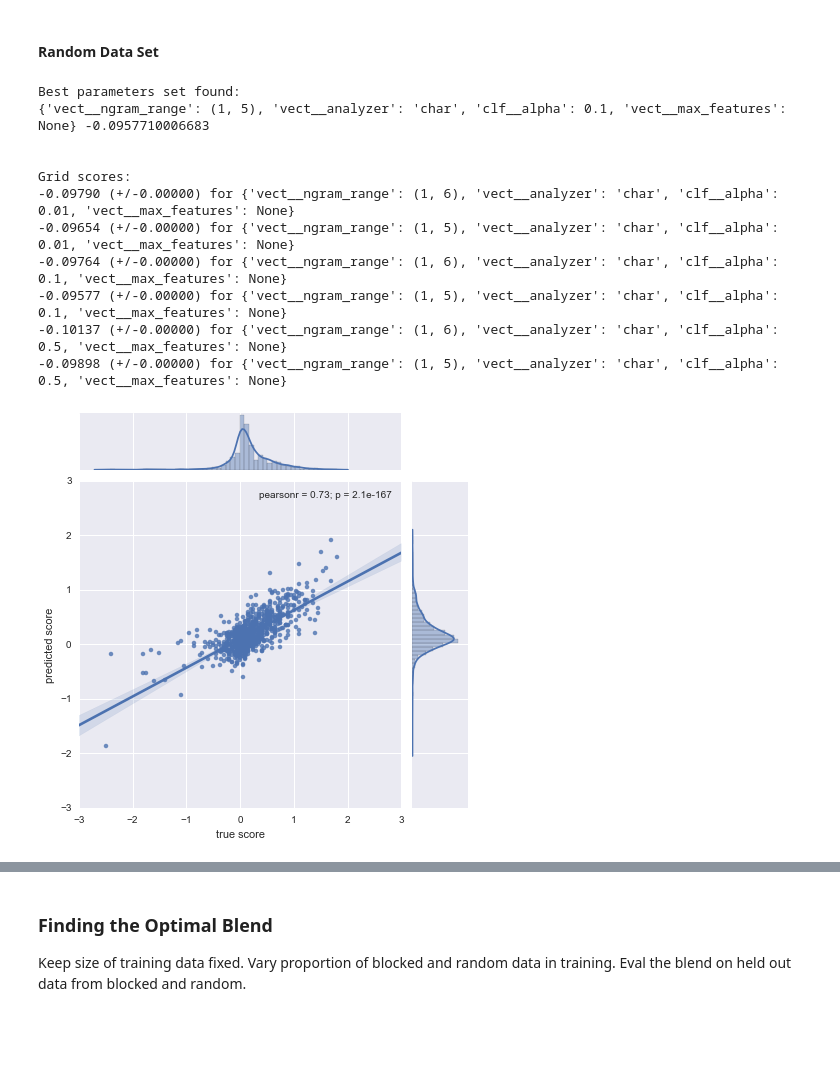
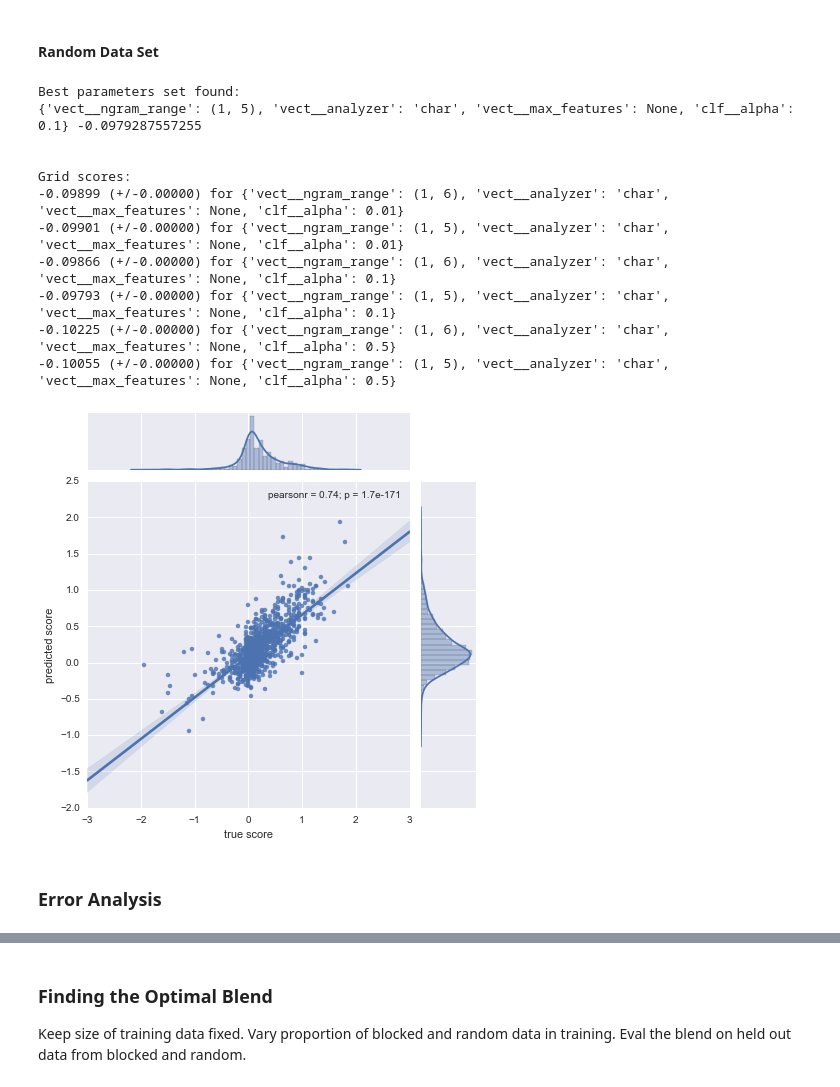
Before and after one commit to ewulczyn/wiki-detox, a Jupyter notebook: wikipedia/src/modeling/Aggression NGram Models.ipynb, the cells around one changed output, grey strips where cells are left out. Drawn from its saved outputs; the diff is of its cells as text; code cells hidden in the pictures; blank space fills up the shorter version.

Commit message:
adding error analysis

```diff
--- a/wikipedia/src/modeling/Aggression NGram Models.ipynb
+++ b/wikipedia/src/modeling/Aggression NGram Models.ipynb
@@ -13,14 +11,14 @@ The autoreload extension is already loaded. To reload it, use:
 # %% [markdown]
 ### Load Annotated Data
 # %%
-data_filename  = '../data/v4_annotated/annotated_onion_layer_5_rows_0_to_5000_raters_20.csv'
+data_filename  = '../../data/v4_annotated/annotated_onion_layer_5_rows_0_to_5000_raters_20.csv'
 d_b = load_cf_labels(data_filename)
 
-data_filename  = '../data/v4_annotated/annotated_random_data_rows_0_to_5000_raters_20.csv'
+data_filename  = '../../data/v4_annotated/annotated_random_data_rows_0_to_5000_raters_20.csv'
 d_r = load_cf_labels(data_filename)
 # %%
-l_b = d_b.groupby('rev_id')['aggression_score'].mean().dropna()
-l_r = d_r.groupby('rev_id')['aggression_score'].mean().dropna()
+l_b = average(d_b['aggression_score'].dropna())
+l_r = average(d_r['aggression_score'].dropna())
 # %%
 data_b = get_labeled_comments(d_b, l_b)
 data_r = get_labeled_comments(d_r, l_r)
@@ -65,19 +86,21 @@ Grid scores:
 # %% [markdown]
 #### Random Data Set
 # %%
-train, test = split(data_r)
-model = tune (train['x'], train['y'], cv_pipeline, param_grid, 'mean_squared_error', n_jobs=8, verbose=True)
-_ = evaluate(model, test, pearson, plot = True)
+train_r, test_r = split(data_r)
+model_r = tune (train_r['x'], train_r['y'], cv_pipeline, param_grid, 'mean_squared_error', n_jobs=8, verbose=True)
+_ = evaluate(model_r, test_r, pearson, plot = True)
 # %% [output]
 Best parameters set found:
-{'vect__ngram_range': (1, 5), 'vect__analyzer': 'char', 'clf__alpha': 0.1, 'vect__max_features': None} -0.0957710006683
+{'vect__ngram_range': (1, 5), 'vect__analyzer': 'char', 'vect__max_features': None, 'clf__alpha': 0.1} -0.0979287557255
 
 
 Grid scores:
--0.09790 (+/-0.00000) for {'vect__ngram_range': (1, 6), 'vect__analyzer': 'char', 'clf__alpha': 0.01, 'vect__max_features': None}
--0.09654 (+/-0.00000) for {'vect__ngram_range': (1, 5), 'vect__analyzer': 'char', 'clf__alpha': 0.01, 'vect__max_features': None}
--0.09764 (+/-0.00000) for {'vect__ngram_range': (1, 6), 'vect__analyzer': 'char', 'clf__alpha': 0.1, 'vect__max_features': None}
--0.09577 (+/-0.00000) for {'vect__ngram_range': (1, 5), 'vect__analyzer': 'char', 'clf__alpha': 0.1, 'vect__max_features': None}
--0.10137 (+/-0.00000) for {'vect__ngram_range': (1, 6), 'vect__analyzer': 'char', 'clf__alpha': 0.5, 'vect__max_features': None}
--0.09898 (+/-0.00000) for {'vect__ngram_range': (1, 5), 'vect__analyzer': 'char', 'clf__alpha': 0.5, 'vect__max_features': None}
+-0.09899 (+/-0.00000) for {'vect__ngram_range': (1, 6), 'vect__analyzer': 'char', 'vect__max_features': None, 'clf__alpha': 0.01}
+-0.09901 (+/-0.00000) for {'vect__ngram_range': (1, 5), 'vect__analyzer': 'char', 'vect__max_features': None, 'clf__alpha': 0.01}
+-0.09866 (+/-0.00000) for {'vect__ngram_range': (1, 6), 'vect__analyzer': 'char', 'vect__max_features': None, 'clf__alpha': 0.1}
+-0.09793 (+/-0.00000) for {'vect__ngram_range': (1, 5), 'vect__analyzer': 'char', 'vect__max_features': None, 'clf__alpha': 0.1}
+-0.10225 (+/-0.00000) for {'vect__ngram_range': (1, 6), 'vect__analyzer': 'char', 'vect__max_features': None, 'clf__alpha': 0.5}
+-0.10055 (+/-0.00000) for {'vect__ngram_range': (1, 5), 'vect__analyzer': 'char', 'vect__max_features': None, 'clf__alpha': 0.5}
-[figure, old version]
+[figure, new version]
+# %% [markdown]
+### Error Analysis
```
Also changed, not shown: parts of 11 cells of this notebook, 5 other files.
